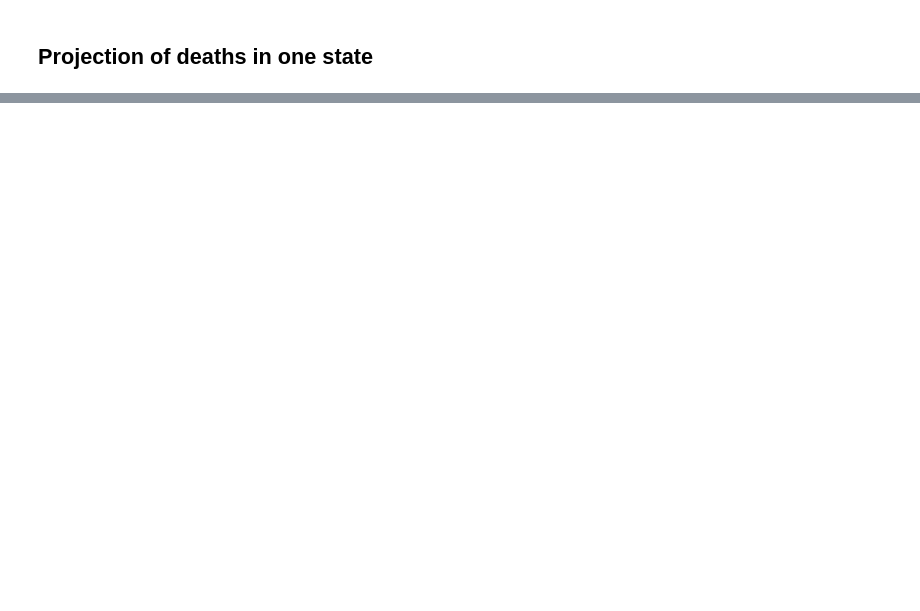
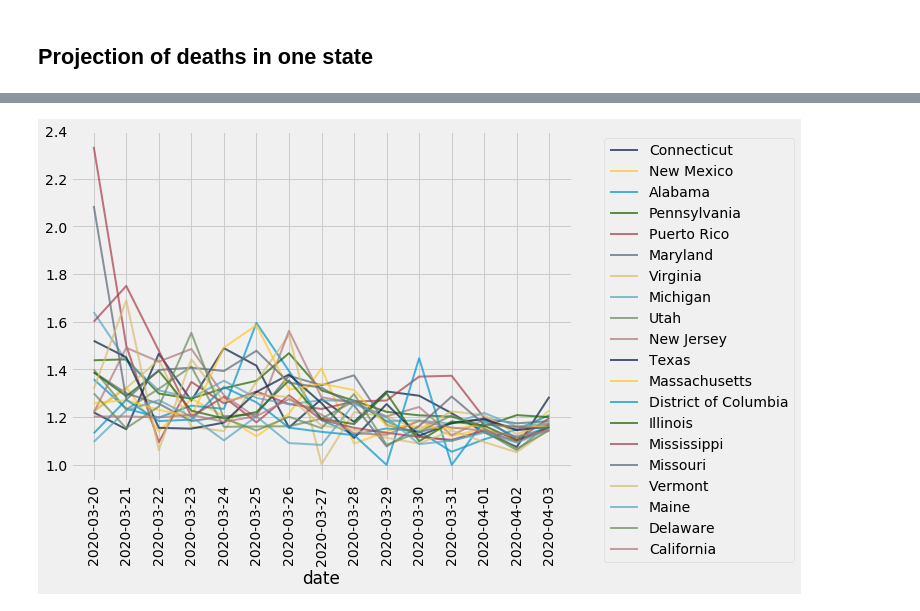
Before and after one commit to deculler/covid19, a Jupyter notebook: US-covid19-nytimes.ipynb, the cells around one changed output, grey strips where cells are left out. Drawn from its saved outputs; the diff is of its cells as text; code cells hidden in the pictures; blank space fills up the shorter version.

```diff
--- a/US-covid19-nytimes.ipynb
+++ b/US-covid19-nytimes.ipynb
@@ -189,0 +291,7 @@ interactive(children=(Dropdown(description='state', index=4, options=('Alabama',
+# %%
+def get_rates(ts):
+    trends = ts.trend()
+    rates = trends.extract([x for x in trends.labels if 'rate' in x])
+    for label in rates.categories :
+        rates.relabel(label, label[5:])
+    return rates
@@ -189,0 +310,5 @@ interactive(children=(Dropdown(description='state', index=4, options=('Alabama',
+# %%
+prior_to(get_rates(cases), 14).top(20).oplot(height=6, width=8)
+_ = plots.xticks(rotation=90)
+# %% [output]
+[figure, added]
```
Also changed, not shown: parts of 31 cells of this notebook, 1 other file.
